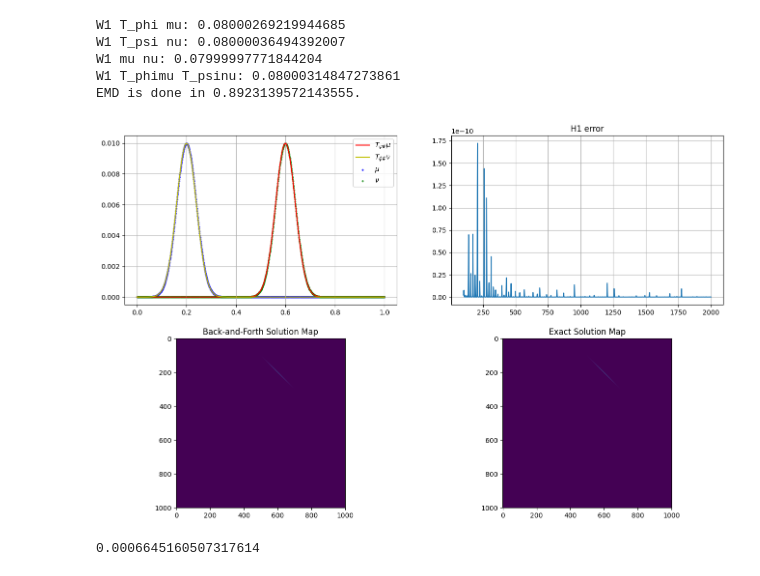
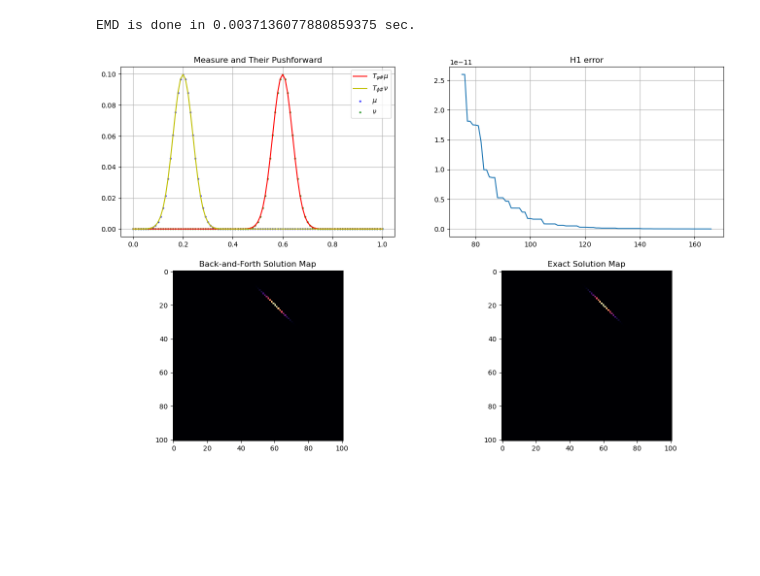
Before and after one commit to aipyth/back_and_forth_ot, a Jupyter notebook: back_and_forth_1d.ipynb, the cells around one changed output. Saved outputs shown, nothing was run; the diff lists cells and outputs as text; code cells hidden in the pictures; blank space fills up the shorter version.

```diff
--- a/back_and_forth_1d.ipynb
+++ b/back_and_forth_1d.ipynb
@@ -456,8 +350,7 @@ def generate_gaussian_distribution(
     pdf_values /= pdf_values.sum()
     return grid, pdf_values
 # %%
-n = 1000 + 1
-std = 0.08
+n = 100 + 1
 range_min = 0
 range_max = 1
 
@@ -472,7 +365,9 @@ _, nu = generate_gaussian_distribution(
 
 fig, axs = plt.subplots(1, 2, figsize=(12,8))
 axs[0].plot(x, mu)
+axs[0].set_title('Measure $\\mu$')
 axs[0].grid()
 axs[1].plot(y, nu)
+axs[1].set_title('Measure $\\nu$')
 axs[1].grid()
 # %% [output]
@@ -493,5 +387,5 @@ Text(0.5, 1.0, 'Cost matrix $\\frac{1}{2}(x-y)^{2}$ of Primal Problem')
 # %%
-# sigma_init = 8 * np.minimum(mu.max(), nu.max())
+%%time
 sigma_init = 0.1
-phi, psi, err1, duals, mus, nus = back_and_forth(
-    x, y, mu, nu, c, c_name, sigma=sigma_init, iterations=2000, accuracy=1e-20)
+phi, psi, err1, mus, nus = back_and_forth1d(
+    x, y, mu, nu, c, sigma=sigma_init, iterations=2000, accuracy=1e-14)
@@ -509,10 +407,10 @@ Text(0.5, 1.0, '$\\psi$')
 # %%
-rho1 = pushforward(mu, map_T(phi, c_name, x, C=c), x)
+rho1 = pushforward1d(mu, map_T1d(phi, c, x), x)
 
-rho2 = pushforward(nu, map_T(psi, c_name, y, C=c), y)
+rho2 = pushforward1d(nu, map_T1d(psi, c, y), y)
 
-T_psi = map_T(psi, c_name, x, C=c)
-T_phi = map_T(phi, c_name, x, C=c)
+T_psi = map_T1d(psi, c, x)
+T_phi = map_T1d(phi, c, x)
 T = np.zeros((n, n))
 for i, val in enumerate(T_psi):
     j = np.argmin(np.abs(y - val))
@@ -539,50 +428,27 @@ axs.grid()
 # %%
-wasserstein_dist1 = ot.emd2(rho1, mu, cost)
-wasserstein_dist2 = ot.emd2(rho2, nu, cost)
-print(f"W1 T_phi mu: {wasserstein_dist1}")
-print(f"W1 T_psi nu: {wasserstein_dist2}")
-
-wasserstein_dist_mu_nu = ot.emd2(mu, nu, cost)
-print(f"W1 mu nu: {wasserstein_dist_mu_nu}")
-
-wasserstein_dist_phi_psi = ot.emd2(rho1, rho2, cost)
-print(f"W1 T_phimu T_psinu: {wasserstein_dist_phi_psi}")
-
 exact_start = time.time()
 exact_sol = ot.emd(mu, nu, cost)
-print(f"EMD is done in {time.time() - exact_start}.")
+print(f"EMD is done in {time.time() - exact_start} sec.")
 
 fig, axs = plt.subplots(2, 2, figsize=(16, 10))
 
 axs[0][0].plot(y, rho1, 'r', label='$T_{\\psi \\#}\\mu$')
 axs[0][0].plot(y, rho2, 'y', label='$T_{\\phi \\#}\\nu$')
-# axs[0].plot(grid1, T_psi, 'y', label='$T_{\\psi}$')
 axs[0][0].scatter(x, mu, s=4, alpha=0.7, c='b', label='$\\mu$')
 axs[0][0].scatter(y, nu, s=4, alpha=0.7, c='g', label='$\\nu$')
 axs[0][0].legend()
 axs[0][0].grid()
+axs[0][0].set_title('Measure and Their Pushforward')
 
-err_start = 100
+err_start = 75
 axs[0][1].plot(np.arange(err_start, err1.size), err1[err_start:])
 axs[0][1].set_title('H1 error')
 axs[0][1].grid()
-axs[1][0].imshow(T.T)
+axs[1][0].imshow(T.T, cmap='magma')
 axs[1][0].set_title('Back-and-Forth Solution Map')
-axs[1][1].imshow(exact_sol)
+axs[1][1].imshow(exact_sol, cmap='magma')
 axs[1][1].set_title('Exact Solution Map')
-# axs[1][1].plot(np.arange(0, duals.size), duals)
-# axs[1][1].set_title('Dual values')
-# fig.show()
-
 plt.show()
 # %% [output]
-W1 T_phi mu: 0.08000269219944685
-W1 T_psi nu: 0.08000036494392007
-W1 mu nu: 0.07999997771844204
-W1 T_phimu T_psinu: 0.08000314847273861
-EMD is done in 0.8923139572143555.
+EMD is done in 0.0037136077880859375 sec.
-[figure, old version]
+[figure, new version]
-# %%
-np.abs(T.T - exact_sol).sum()
-# %% [output]
-0.0006645160507317614
```
Also changed, not shown: parts of 47 cells of this notebook, 1 other file.
